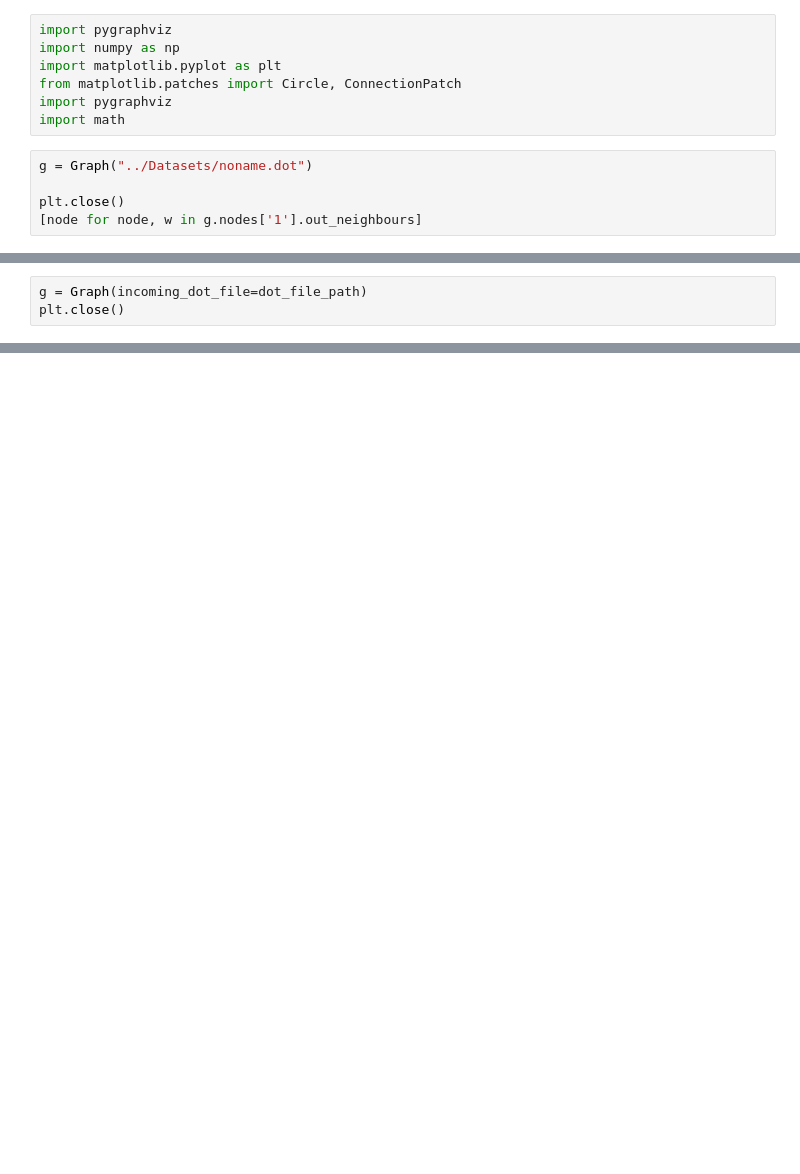
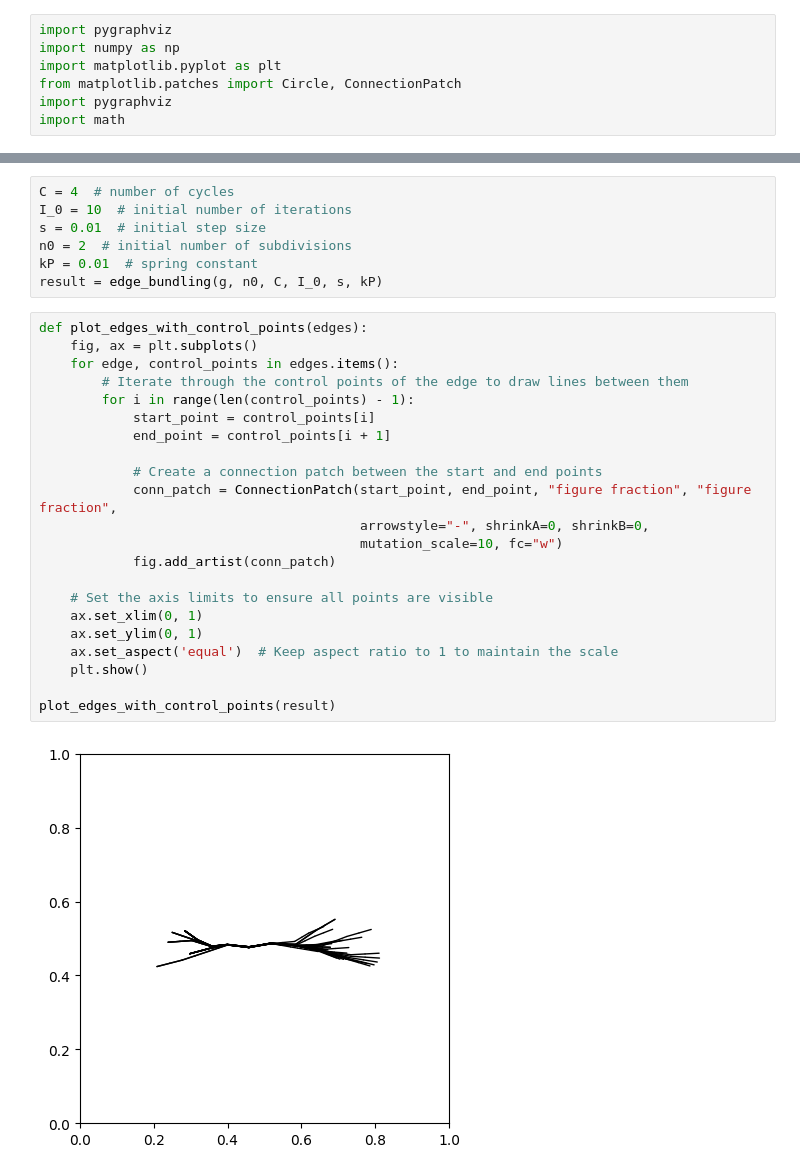
Before and after one commit to mauro-vb/graph-visualization-project, a Jupyter notebook: notebooks/pruebas.ipynb, the cells around one changed output, grey strips where cells are left out. Saved outputs shown, nothing was run; the diff lists cells and outputs as text; blank space fills up the shorter version.

Commit message:
added edge bundling

```diff
--- a/notebooks/pruebas.ipynb
+++ b/notebooks/pruebas.ipynb
@@ -5,8 +5,3 @@ import matplotlib.pyplot as plt
 from matplotlib.patches import Circle, ConnectionPatch
 import pygraphviz
 import math
-# %%
-g = Graph("../Datasets/noname.dot")
-
-plt.close()
-[node for node, w in g.nodes['1'].out_neighbours]
@@ -977,3 +823,0 @@ np.random.seed(42)
-# %%
-g = Graph(incoming_dot_file=dot_file_path)
-plt.close()
@@ -1060,0 +1035,31 @@ def spring_embedder_f(self, ideal_length=.1, K=100, epsilon=1e-4, delta=.1, grav
+# %%
+C = 4  # number of cycles
+I_0 = 10  # initial number of iterations
+s = 0.01  # initial step size
+n0 = 2  # initial number of subdivisions
+kP = 0.01  # spring constant
+result = edge_bundling(g, n0, C, I_0, s, kP)
+# %%
+def plot_edges_with_control_points(edges):
+    fig, ax = plt.subplots()
+    for edge, control_points in edges.items():
+        # Iterate through the control points of the edge to draw lines between them
+        for i in range(len(control_points) - 1):
+            start_point = control_points[i]
+            end_point = control_points[i + 1]
+
+            # Create a connection patch between the start and end points
+            conn_patch = ConnectionPatch(start_point, end_point, "figure fraction", "figure fraction",
+                                         arrowstyle="-", shrinkA=0, shrinkB=0,
+                                         mutation_scale=10, fc="w")
+            fig.add_artist(conn_patch)
+
+    # Set the axis limits to ensure all points are visible
+    ax.set_xlim(0, 1)
+    ax.set_ylim(0, 1)
+    ax.set_aspect('equal')  # Keep aspect ratio to 1 to maintain the scale
+    plt.show()
+
+plot_edges_with_control_points(result)
+# %% [output]
+[figure, added]
```
Also changed, not shown: parts of 15 cells of this notebook, 5 other files.
